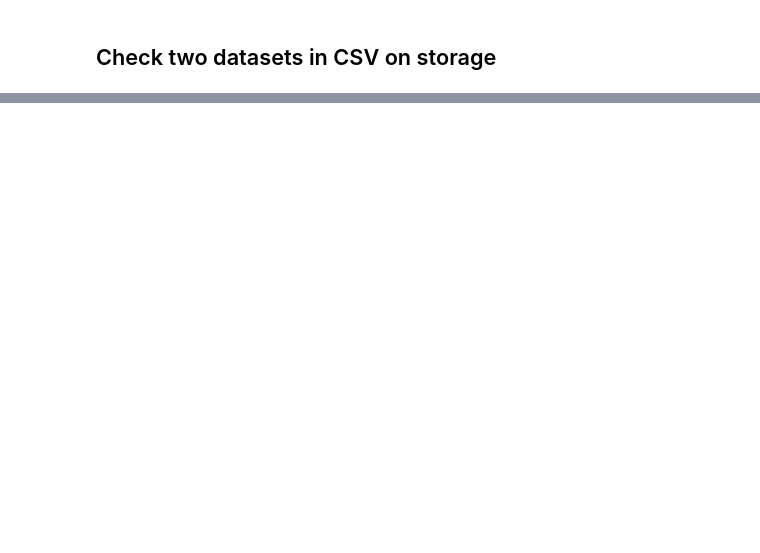
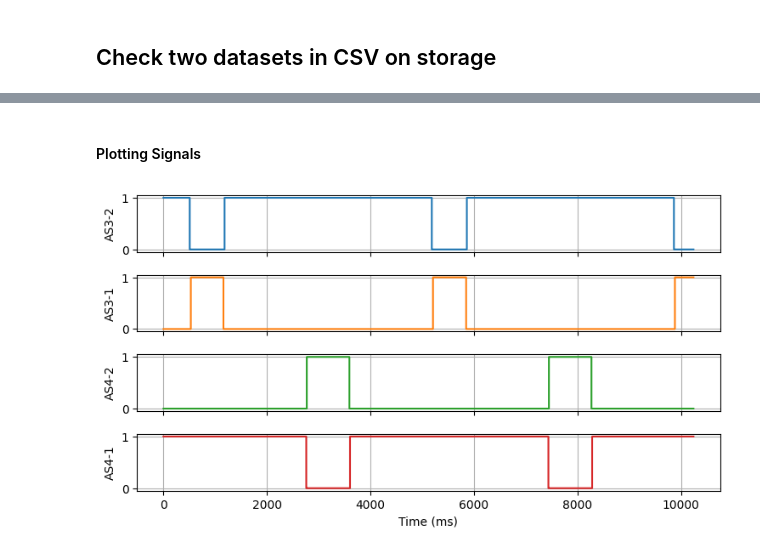
Before and after one commit to edyatl/analyzer-reporter, a Jupyter notebook: analyzer_report.ipynb, the cells around one changed output, grey strips where cells are left out. Drawn from its saved outputs; the diff is of its cells as text; code cells hidden in the pictures; blank space fills up the shorter version.

```diff
--- a/analyzer_report.ipynb
+++ b/analyzer_report.ipynb
@@ -680,0 +835,10 @@ CLR_DICT = dict(zip(CLR_NAMES, COLORS))
+# %%
+from signal_grapher import SignalGrapher
+
+# Assuming processor.filtered_signals_df is a pandas DataFrame containing filtered signals data
+# Assuming processor.pulse_count and pprocessor.ulse_points_width are dictionaries containing pulse counts
+# and widths for each signal
+# Instantiate the SignalGrapher
+grapher = SignalGrapher(
+    processor.filtered_signals_df, processor.pulse_count, processor.pulse_points_width
+)
@@ -680,0 +847,7 @@ CLR_DICT = dict(zip(CLR_NAMES, COLORS))
+# %% [markdown]
+#### Plotting Signals
+# %%
+# Plot signals and pulses
+grapher.plot_signals()
+# %% [output]
+[figure, added]
```
Also changed, not shown: parts of 140 cells of this notebook.
